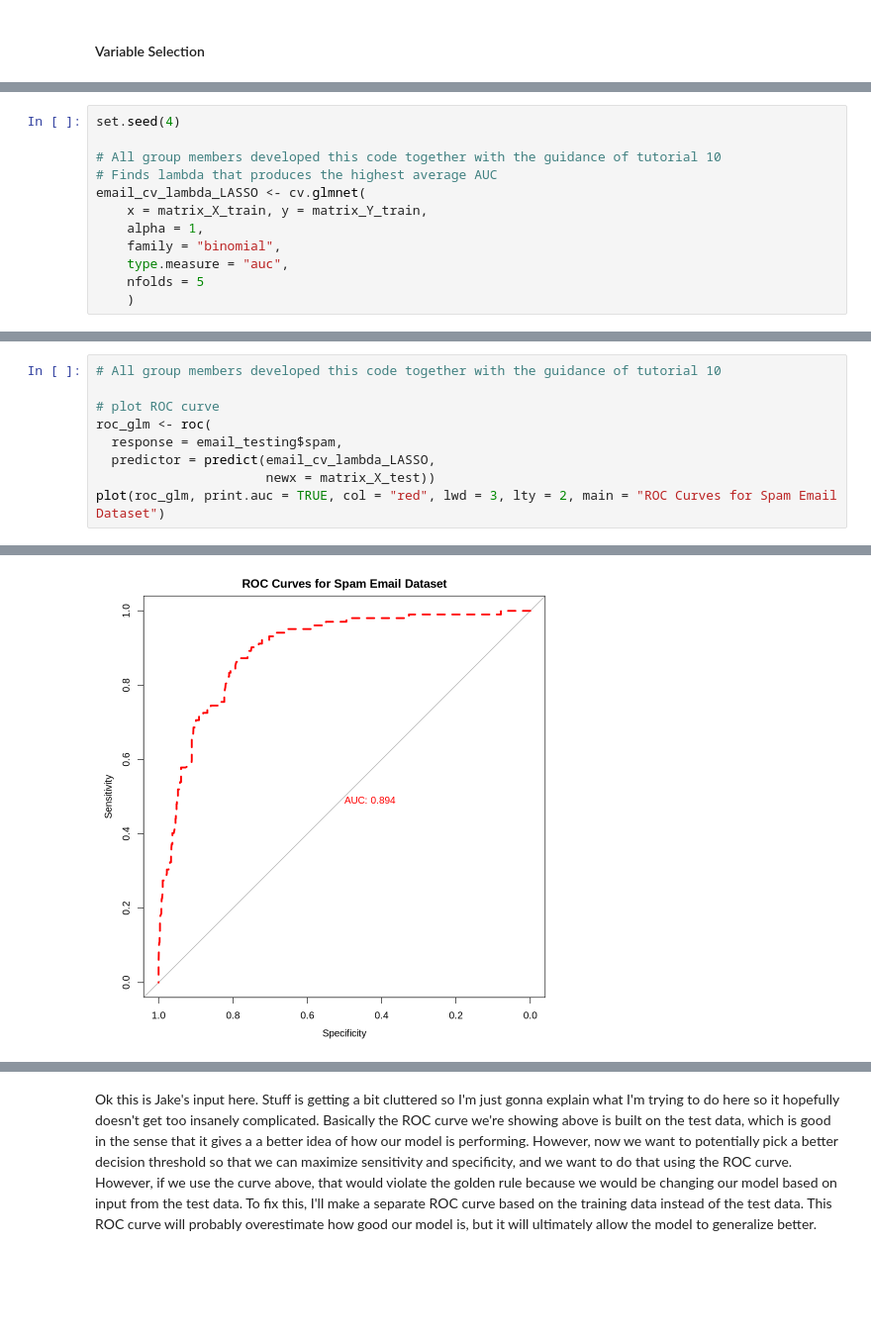
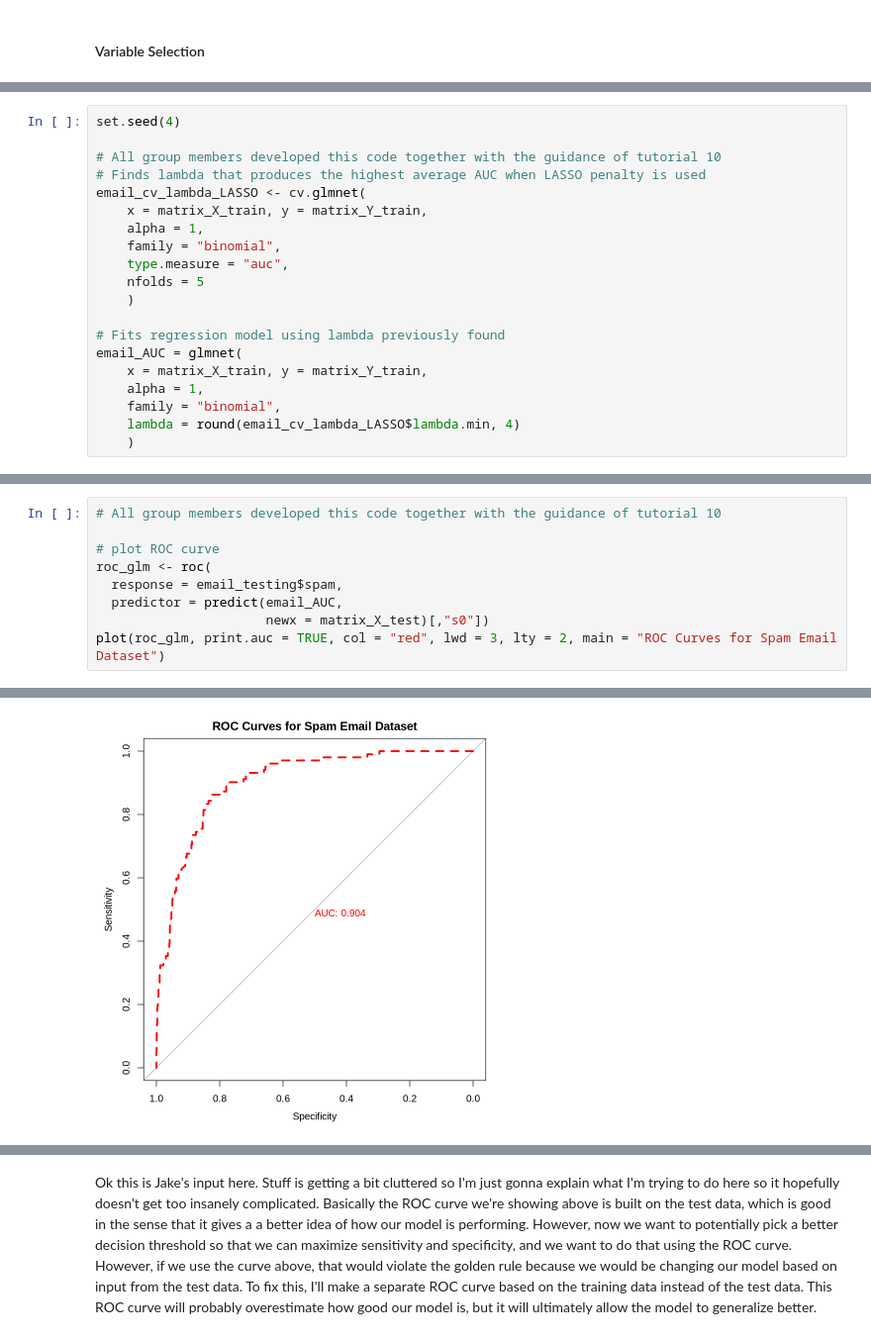
Before and after one commit to yukihuang7777/STAT301_final_project, a Jupyter notebook: Final Project.ipynb, the cells around one changed output, grey strips where cells are left out. Shown at 99% size. Cells and saved outputs as stored; diff of their text form; blank space fills up the shorter version.

Commit message:
Added email_AUC
detailed some explanations for 3c)

```diff
--- a/Final Project.ipynb
+++ b/Final Project.ipynb
@@ -205,7 +214,7 @@ matrix_Y_test <- as.matrix(email_testing$spam, ncol = 1)
 set.seed(4)
 
 # All group members developed this code together with the guidance of tutorial 10
-# Finds lambda that produces the highest average AUC
+# Finds lambda that produces the highest average AUC when LASSO penalty is used
 email_cv_lambda_LASSO <- cv.glmnet(
     x = matrix_X_train, y = matrix_Y_train,
     alpha = 1,
@@ -213,5 +222,13 @@ email_cv_lambda_LASSO <- cv.glmnet(
     type.measure = "auc",
     nfolds = 5
     )
+
+# Fits regression model using lambda previously found
+email_AUC = glmnet(
+    x = matrix_X_train, y = matrix_Y_train,
+    alpha = 1,
+    family = "binomial",
+    lambda = round(email_cv_lambda_LASSO$lambda.min, 4)
+    )
 # %%
 print("LASSO feature selection:")
@@ -269,8 +267,8 @@ A tibble: 17 × 5
 # plot ROC curve
 roc_glm <- roc(
   response = email_testing$spam,
-  predictor = predict(email_cv_lambda_LASSO,
-                      newx = matrix_X_test))
+  predictor = predict(email_AUC,
+                      newx = matrix_X_test)[,"s0"])
 plot(roc_glm, print.auc = TRUE, col = "red", lwd = 3, lty = 2, main = "ROC Curves for Spam Email Dataset")
 # %% [output]
 Setting levels: control = 0, case = 1
@@ -280,3 +276,3 @@ Warning message in roc.default(response = email_testing$spam, predictor = predic
 Setting direction: controls < cases
-[figure, old version]
+[figure, new version]
 # %%
```
Also changed, not shown: parts of 15 cells of this notebook.
